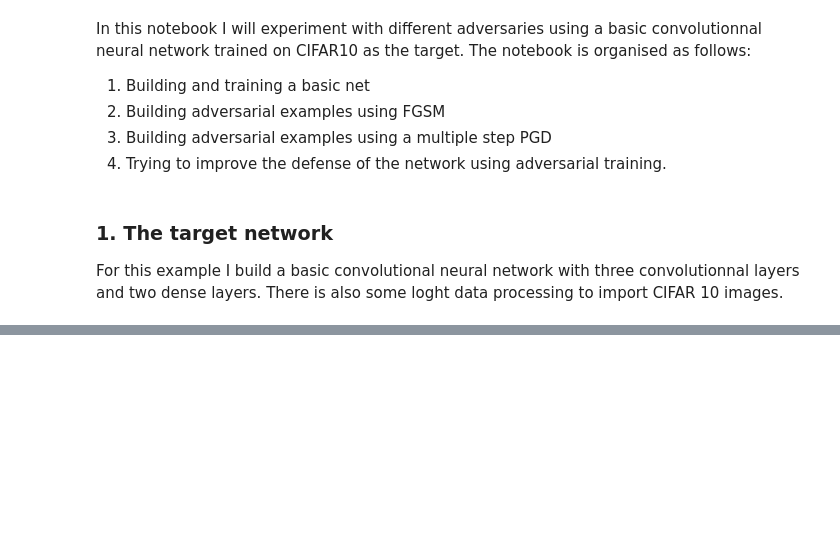
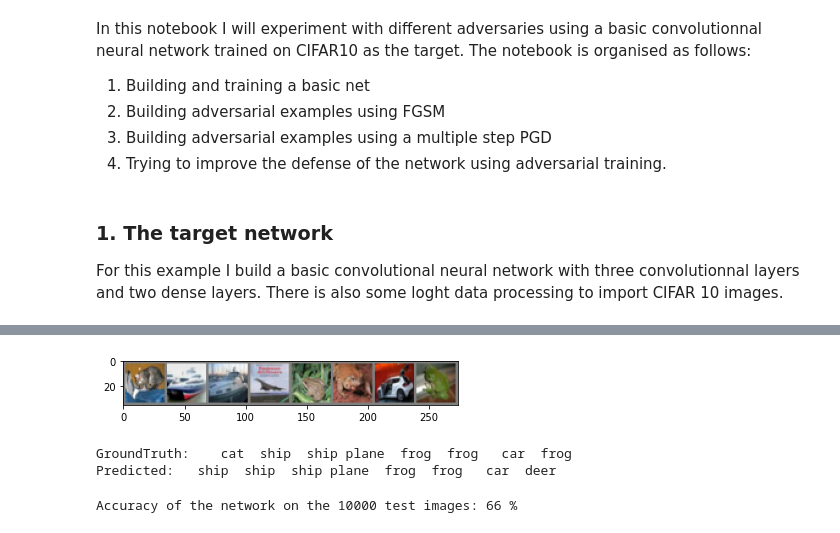
Before and after one commit to Geopalut/AdversarialML, a Jupyter notebook: basic_attacks.ipynb, the cells around one changed output, grey strips where cells are left out. Cells and saved outputs as stored; diff of their text form; code cells hidden in the pictures; blank space fills up the shorter version.

```diff
--- a/basic_attacks.ipynb
+++ b/basic_attacks.ipynb
@@ -16,0 +52,7 @@ There is also some loght data processing to import CIFAR 10 images.
+# %%
+device = torch.device("cuda:0" if torch.cuda.is_available() else "cpu")
+
+# Checking that a GPU is allocated to this session
+# if "cpu" appears, choose "GPU" in runtime > change runtime type > accelerator
+
+print(device)
@@ -16,0 +194,34 @@ There is also some loght data processing to import CIFAR 10 images.
+# %%
+dataiter = iter(testloader)
+images, labels = dataiter.next()
+
+# print images
+imshow(torchvision.utils.make_grid(images))
+print('GroundTruth: ', ' '.join('%5s' % classes[labels[j]] for j in range(8)))
+
+outputs = net(images.cuda())
+
+_, predicted = torch.max(outputs, 1)
+
+print('Predicted: ', ' '.join('%5s' % classes[predicted[j]]
+                              for j in range(8)))
+# %% [output]
+[figure, added]
+GroundTruth:    cat  ship  ship plane  frog  frog   car  frog
+Predicted:   ship  ship  ship plane  frog  frog   car  deer
+# %%
+# network performances:
+correct = 0
+total = 0
+with torch.no_grad():
+    for data in testloader:
+        images, labels = data[0].cuda(), data[1].cuda()
+        outputs = net(images)
+        _, predicted = torch.max(outputs.data, 1)
+        total += labels.size(0)
+        correct += (predicted == labels).sum().item()
+
+print('Accuracy of the network on the 10000 test images: %d %%' % (
+    100 * correct / total))
+# %% [output]
+Accuracy of the network on the 10000 test images: 66 %
```
Also changed, not shown: parts of 17 cells of this notebook.
